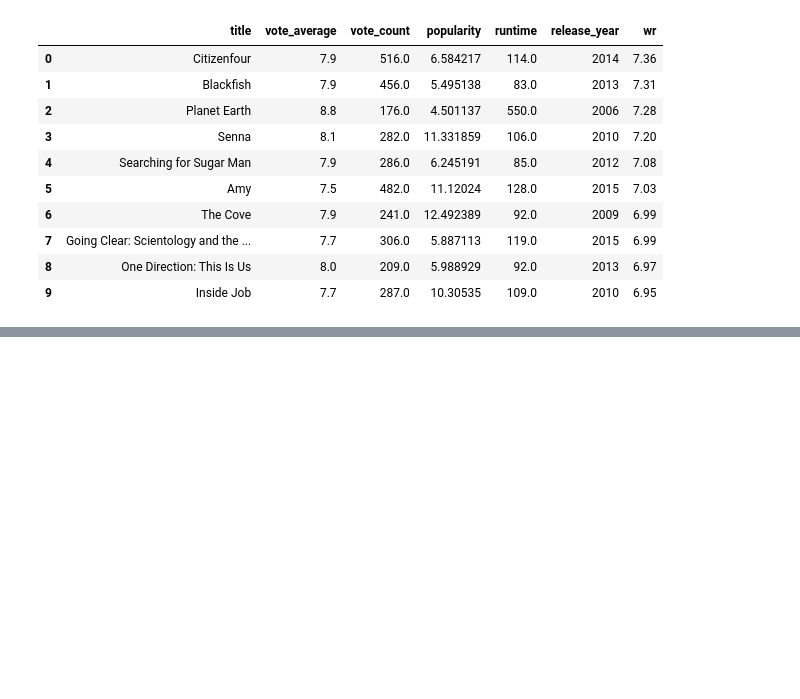
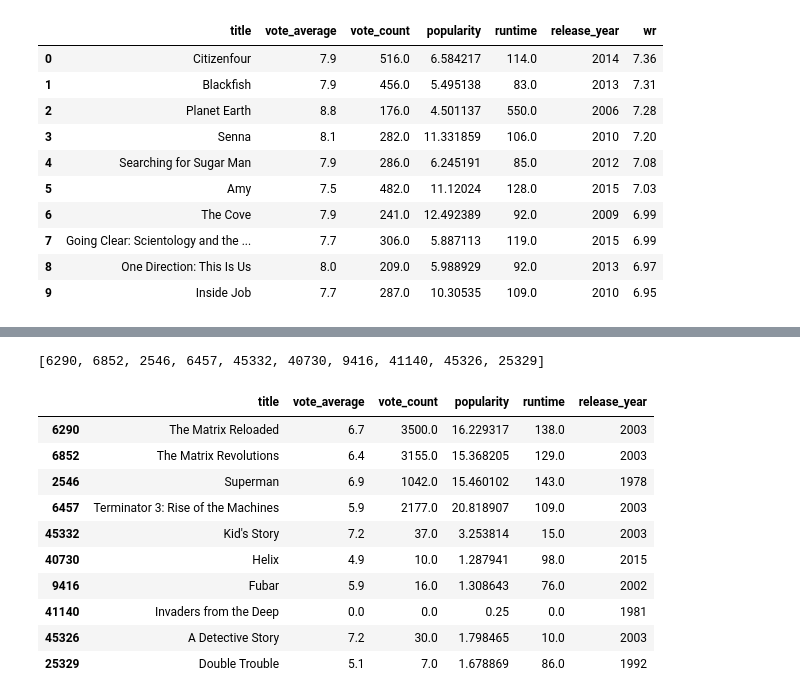
Before and after one commit to TelRich/Movie-Recommender, a Jupyter notebook: movie_recommeder.ipynb, the cells around one changed output, grey strips where cells are left out. Drawn from its saved outputs; the diff is of its cells as text; code cells hidden in the pictures; blank space fills up the shorter version.

```diff
--- a/movie_recommeder.ipynb
+++ b/movie_recommeder.ipynb
@@ -204,0 +215,3 @@ movie_md.merge(movie_cr.loc[:,['cast', 'id']], on='id')
+# %%
+indices = pd.Series(merged_data.index, index=merged_data['title']).drop_duplicates()
+indices
@@ -204,0 +241,3 @@ movie_md.merge(movie_cr.loc[:,['cast', 'id']], on='id')
+# %%
+idx = indices['The Matrix']
+idx
@@ -204,0 +246,3 @@ movie_md.merge(movie_cr.loc[:,['cast', 'id']], on='id')
+# %%
+sim_scores = sorted(list(enumerate(cosine_sim[idx])), key=lambda x: x[1], reverse=True)
+sim_scores[:8]
@@ -204,0 +258,3 @@ movie_md.merge(movie_cr.loc[:,['cast', 'id']], on='id')
+# %%
+ten = sim_scores[1:11]
+ten
@@ -204,0 +272,18 @@ movie_md.merge(movie_cr.loc[:,['cast', 'id']], on='id')
+# %%
+[x[0] for x in ten]
+# %% [output]
+[6290, 6852, 2546, 6457, 45332, 40730, 9416, 41140, 45326, 25329]
+# %%
+merged_data.iloc[[x[0] for x in ten]].iloc[:,4:10]
+# %% [output]
+|  | title | vote_average | vote_count | popularity | runtime | release_year |
+| 6290 | The Matrix Reloaded | 6.7 | 3500.0 | 16.229317 | 138.0 | 2003 |
+| 6852 | The Matrix Revolutions | 6.4 | 3155.0 | 15.368205 | 129.0 | 2003 |
+| 2546 | Superman | 6.9 | 1042.0 | 15.460102 | 143.0 | 1978 |
+| 6457 | Terminator 3: Rise of the Machines | 5.9 | 2177.0 | 20.818907 | 109.0 | 2003 |
+| 45332 | Kid's Story | 7.2 | 37.0 | 3.253814 | 15.0 | 2003 |
+| 40730 | Helix | 4.9 | 10.0 | 1.287941 | 98.0 | 2015 |
+| 9416 | Fubar | 5.9 | 16.0 | 1.308643 | 76.0 | 2002 |
+| 41140 | Invaders from the Deep | 0.0 | 0.0 | 0.25 | 0.0 | 1981 |
+| 45326 | A Detective Story | 7.2 | 30.0 | 1.798465 | 10.0 | 2003 |
+| 25329 | Double Trouble | 5.1 | 7.0 | 1.678869 | 86.0 | 1992 |
```
Also changed, not shown: parts of 16 cells of this notebook.
